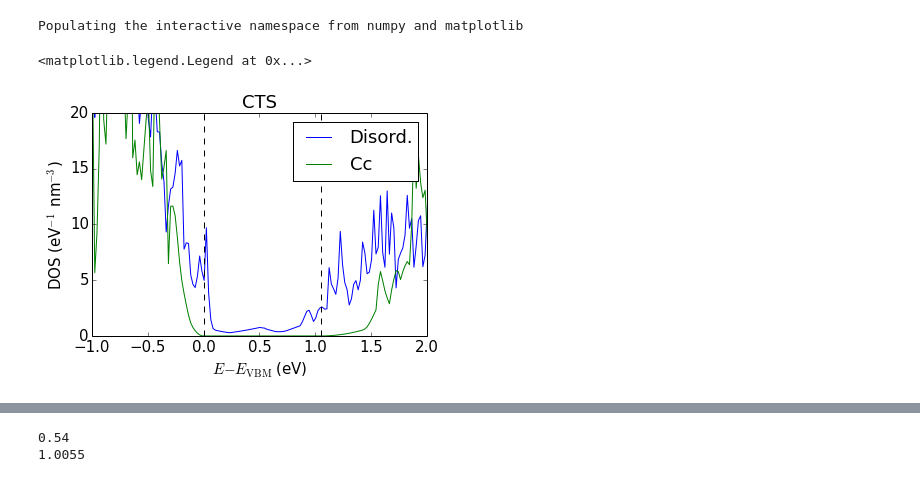
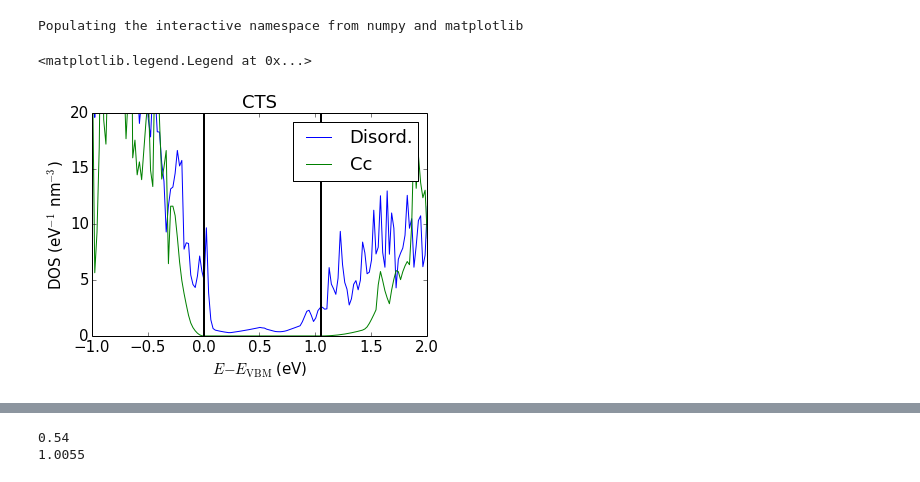
Before and after one commit to pzawadzk/IPython-NB-absorbers, a Jupyter notebook: P10_DOS_CTS_disorder.ipynb, the cells around one changed output, grey strips where cells are left out. Drawn from its saved outputs; the diff is of its cells as text; code cells hidden in the pictures.

```diff
--- a/P10_DOS_CTS_disorder.ipynb
+++ b/P10_DOS_CTS_disorder.ipynb
@@ -58,16 +61,17 @@ mult = float(1e3/calc.volume)
 # %%
 vbm = 3.6745
 cbm = 4.7232
 plot(DOS.energy-vbm, mult*dos, '-b', label='Disord.')
 plot(DOS_cc.energy-vbm, mult*DOS_cc.dos, '-g', label = 'Cc')
+
 ax = gca()
 ax.set_xlabel(r'$E-E_\mathrm{VBM}$ (eV)')
 ax.set_ylabel('DOS (eV$^{-1}$ nm$^{-3}$)')
 ax.set_title('CTS')
 ax.axis(xmin=-1, xmax=2, ymin=0, ymax=20)
-plot([0,0],[0,50], '--k')
-plot([cbm-vbm,cbm-vbm],[0,50], '--k')
+plot([0,0],[0,50], '-k', lw=2)
+plot([cbm-vbm,cbm-vbm],[0,50], '-k', lw=2)
 ax.legend()
 # %% [output]
 <matplotlib.legend.Legend at 0x...>
-[figure, old version]
+[figure, new version]
```
Also changed, not shown: parts of 14 cells of this notebook, 4 other files.
